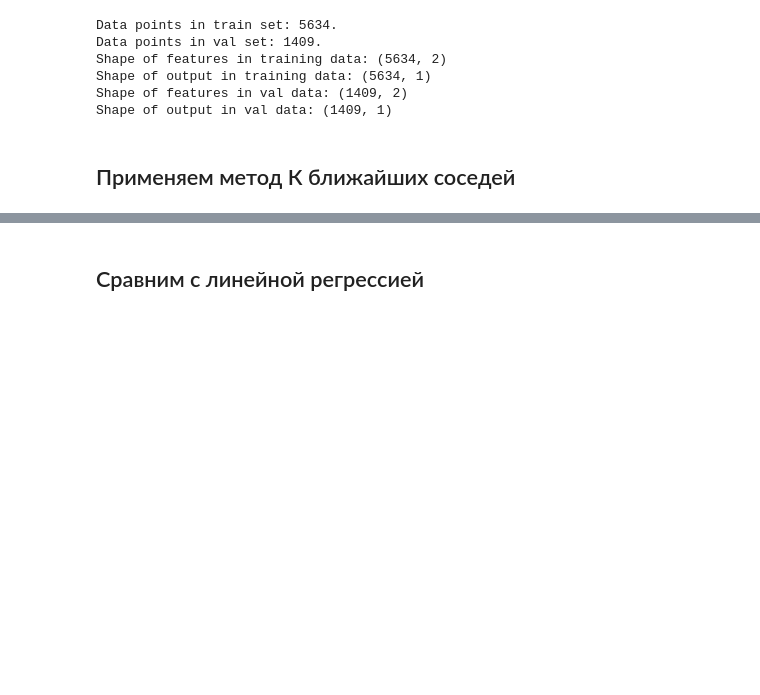
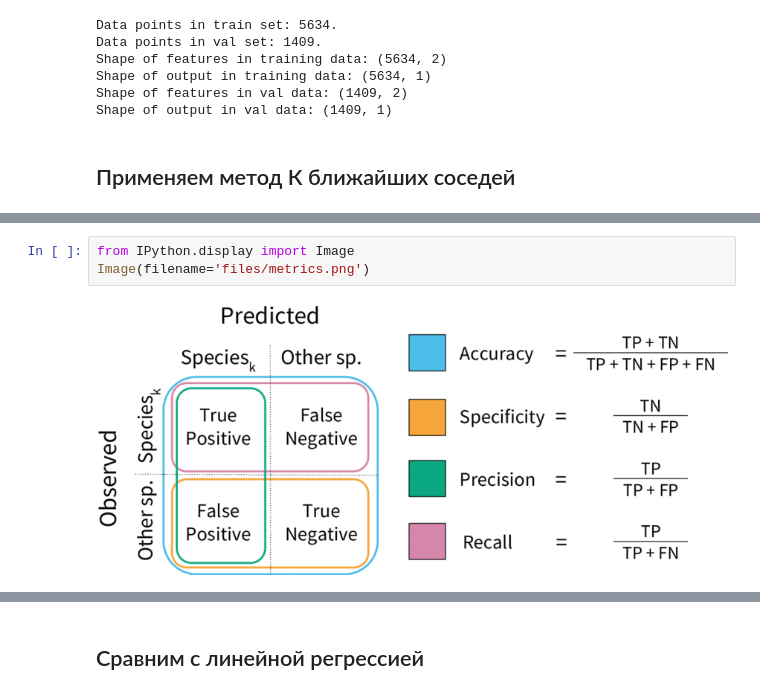
Before and after one commit to Svito-zar/ML_Tutorial_For_Robot_Dreams, a Jupyter notebook: In_class/practice-2-knn.ipynb, the cells around one changed output, grey strips where cells are left out. Drawn from its saved outputs; the diff is of its cells as text; blank space fills up the shorter version.

```diff
--- a/In_class/practice-2-knn.ipynb
+++ b/In_class/practice-2-knn.ipynb
@@ -205,0 +207,5 @@ F1 score:  0.54858934169279
+# %%
+from IPython.display import Image
+Image(filename='files/metrics.png')
+# %% [output]
+[figure, added]
```
Also changed, not shown: parts of 8 cells of this notebook.
